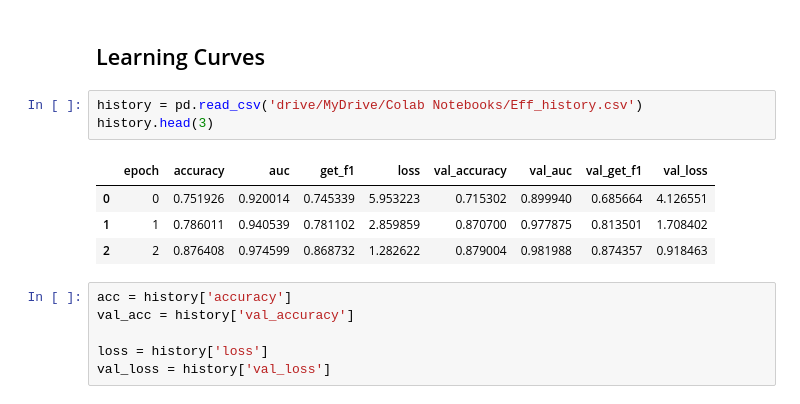
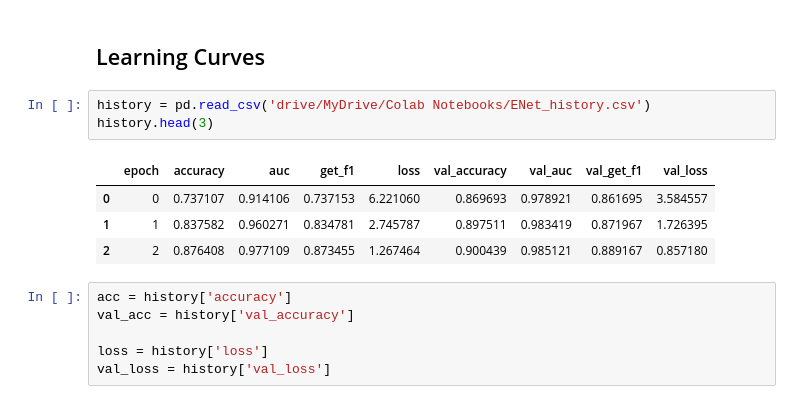
Before and after one commit to yxmauw/eye-disease-classification, a Jupyter notebook: EfficientNet.ipynb, the cells around one changed output. Drawn from its saved outputs; the diff is of its cells as text.

```diff
--- a/EfficientNet.ipynb
+++ b/EfficientNet.ipynb
@@ -345,13 +368,13 @@ Epoch 1/50
 # %% [markdown]
 ## Learning Curves
 # %%
-history = pd.read_csv('drive/MyDrive/Colab Notebooks/Eff_history.csv')
+history = pd.read_csv('drive/MyDrive/Colab Notebooks/ENet_history.csv')
 history.head(3)
 # %% [output]
 |  | epoch | accuracy | auc | get_f1 | loss | val_accuracy | val_auc | val_get_f1 | val_loss |
-| 0 | 0 | 0.751926 | 0.920014 | 0.745339 | 5.953223 | 0.715302 | 0.899940 | 0.685664 | 4.126551 |
-| 1 | 1 | 0.786011 | 0.940539 | 0.781102 | 2.859859 | 0.870700 | 0.977875 | 0.813501 | 1.708402 |
-| 2 | 2 | 0.876408 | 0.974599 | 0.868732 | 1.282622 | 0.879004 | 0.981988 | 0.874357 | 0.918463 |
+| 0 | 0 | 0.737107 | 0.914106 | 0.737153 | 6.221060 | 0.869693 | 0.978921 | 0.861695 | 3.584557 |
+| 1 | 1 | 0.837582 | 0.960271 | 0.834781 | 2.745787 | 0.897511 | 0.983419 | 0.871967 | 1.726395 |
+| 2 | 2 | 0.876408 | 0.977109 | 0.873455 | 1.267464 | 0.900439 | 0.985121 | 0.889167 | 0.857180 |
 # %%
 acc = history['accuracy']
 val_acc = history['val_accuracy']
```
Also changed, not shown: parts of 3 cells of this notebook.
